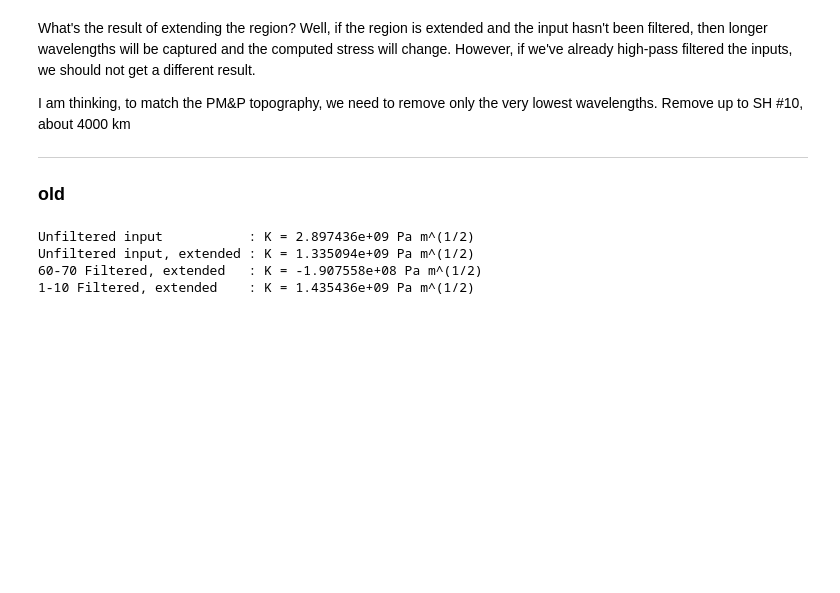
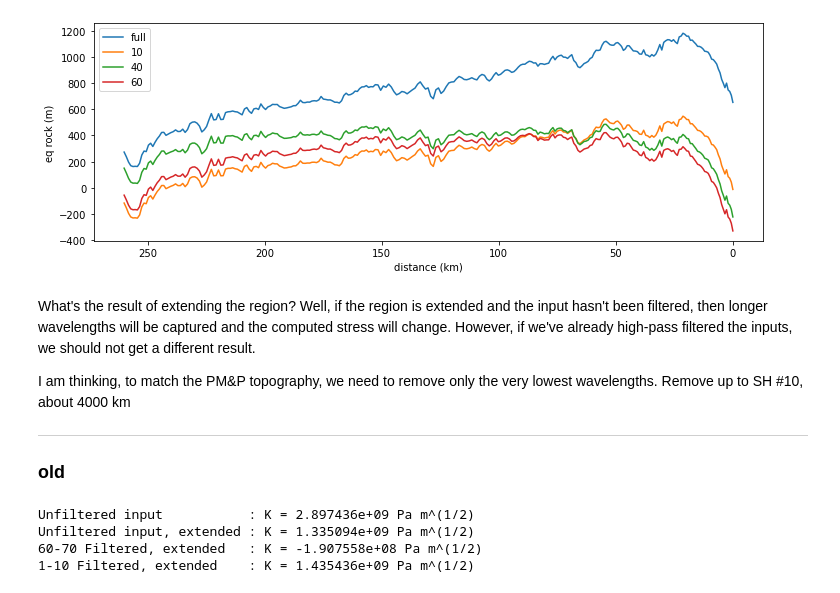
Before and after one commit to hughaharper/seesaw-propagators, a Jupyter notebook: projects/08_stress/loading-profiles.ipynb, the cells around one changed output. Saved outputs shown, nothing was run; the diff lists cells and outputs as text; code cells hidden in the pictures; blank space fills up the shorter version.

```diff
--- a/projects/08_stress/loading-profiles.ipynb
+++ b/projects/08_stress/loading-profiles.ipynb
@@ -55,0 +109,3 @@ ax[0].invert_xaxis()
+# %%
+from topo_stress import read_GMT_netcdf, write_GMT_netcdf
+lon, lat, topo = read_GMT_netcdf(topoDir + topoList[0])
@@ -56,3 +115,20 @@ ax[0].invert_xaxis()
+# %%
+topoList[0] = 'galapagos.extended.adj.nc'
+fig, ax = plt.subplots(figsize=(12,4))
+for grid,topo,label in zip(gridDirList,topoList,labels):
+    myFile = gridDirPrefix + grid + 'galapagos-west.txt'
+    myGrid = topoDir + topo
+    topo = get_ridge_eqrk_topo(myFile,myGrid)
+    x, _ = get_crack_load_one_model(myFile)
+    ax.plot(x*1e-3,topo,label=label)
+
+ax.legend()
+ax.set_ylabel('eq rock (m)')
+ax.set_xlabel('distance (km)')
+ax.invert_xaxis()
+fig.savefig("figs/ridge-profiles-adjusted.pdf")
+# %% [output]
+[figure, added]
 # %% [markdown]
 What's the result of extending the region? Well, if the region is extended and the input hasn't been filtered, then longer wavelengths will be captured and the computed stress will change. However, if we've already high-pass filtered the inputs, we should not get a different result.
 
```
Also changed, not shown: parts of 5 cells of this notebook, 3 other files.
